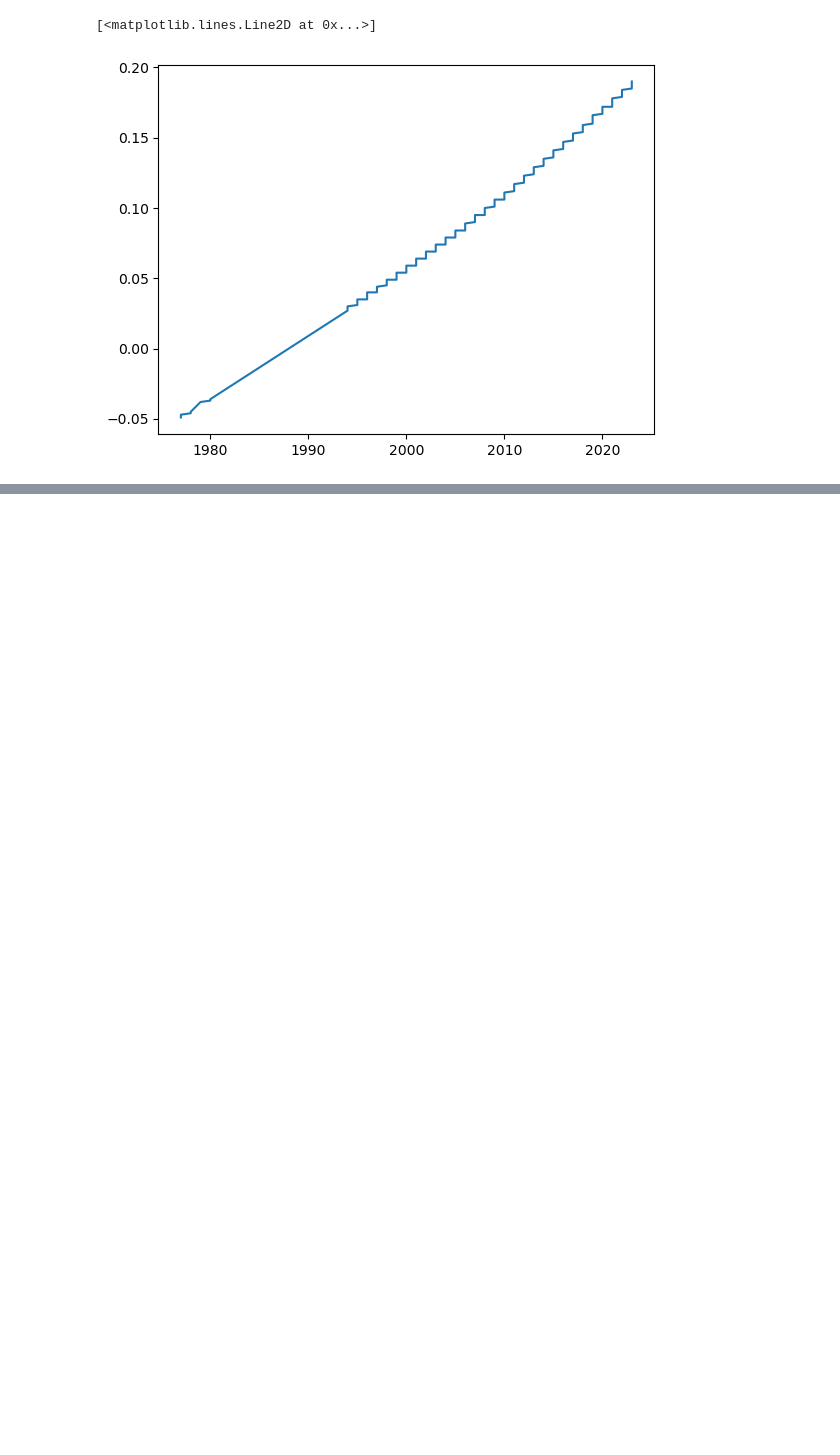
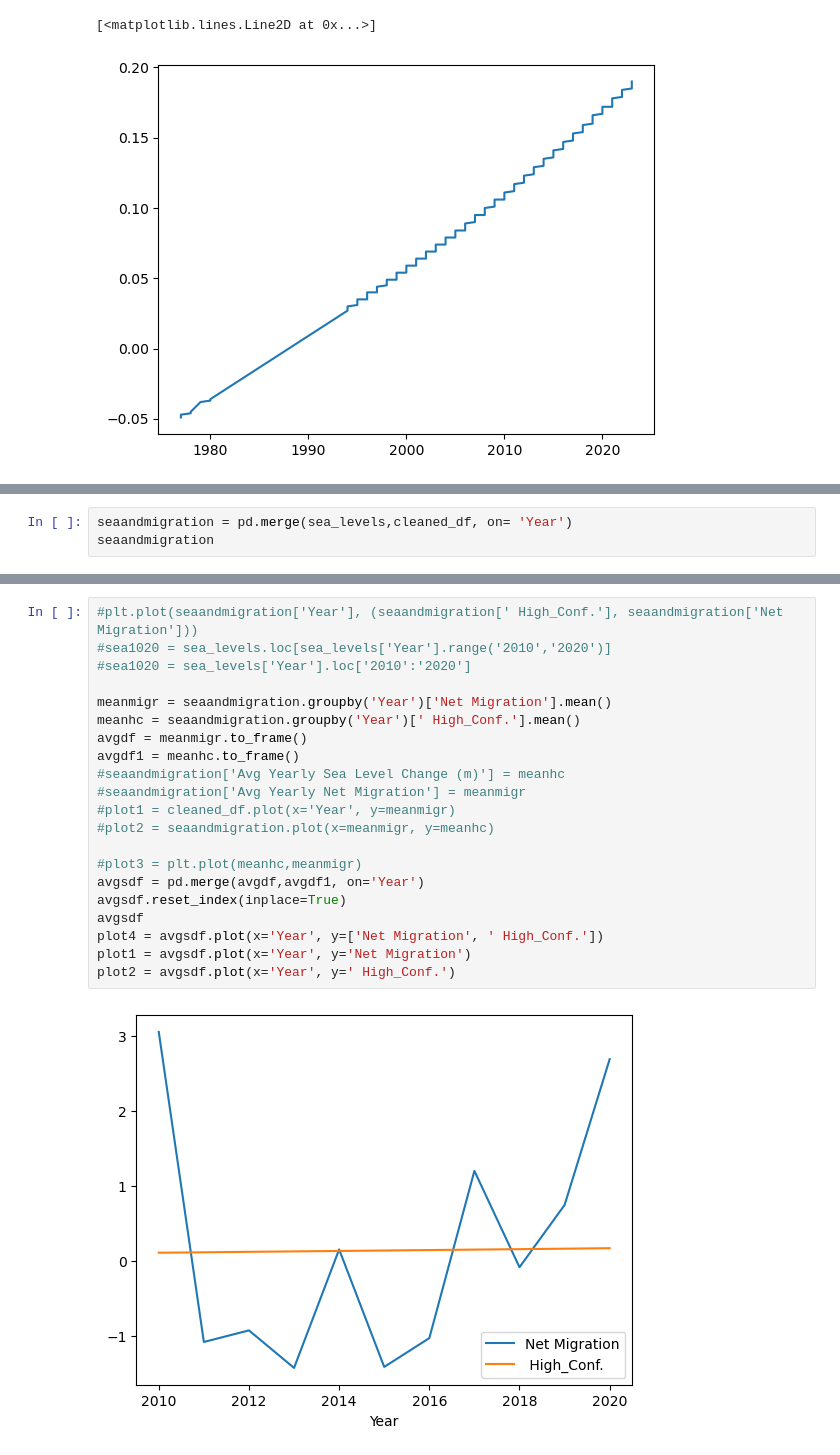
Before and after one commit to tristanperry17/Project-01, a Jupyter notebook: cleaning.ipynb, the cells around one changed output, grey strips where cells are left out. Cells and saved outputs as stored; diff of their text form; blank space fills up the shorter version.

```diff
--- a/cleaning.ipynb
+++ b/cleaning.ipynb
@@ -116,0 +234,3 @@ FileNotFoundError: [Errno 2] No such file or directory: 'realtor_county.csv'
+# %%
+seaandmigration = pd.merge(sea_levels,cleaned_df, on= 'Year')
+seaandmigration
@@ -116,0 +251,23 @@ FileNotFoundError: [Errno 2] No such file or directory: 'realtor_county.csv'
+# %%
+#plt.plot(seaandmigration['Year'], (seaandmigration[' High_Conf.'], seaandmigration['Net Migration']))
+#sea1020 = sea_levels.loc[sea_levels['Year'].range('2010','2020')]
+#sea1020 = sea_levels['Year'].loc['2010':'2020']
+
+meanmigr = seaandmigration.groupby('Year')['Net Migration'].mean()
+meanhc = seaandmigration.groupby('Year')[' High_Conf.'].mean()
+avgdf = meanmigr.to_frame()
+avgdf1 = meanhc.to_frame()
+#seaandmigration['Avg Yearly Sea Level Change (m)'] = meanhc
+#seaandmigration['Avg Yearly Net Migration'] = meanmigr
+#plot1 = cleaned_df.plot(x='Year', y=meanmigr)
+#plot2 = seaandmigration.plot(x=meanmigr, y=meanhc)
+
+#plot3 = plt.plot(meanhc,meanmigr)
+avgsdf = pd.merge(avgdf,avgdf1, on='Year')
+avgsdf.reset_index(inplace=True)
+avgsdf
+plot4 = avgsdf.plot(x='Year', y=['Net Migration', ' High_Conf.'])
+plot1 = avgsdf.plot(x='Year', y='Net Migration')
+plot2 = avgsdf.plot(x='Year', y=' High_Conf.')
+# %% [output]
+[figure, added]
```
Also changed, not shown: parts of 14 cells of this notebook, 2 other files.
